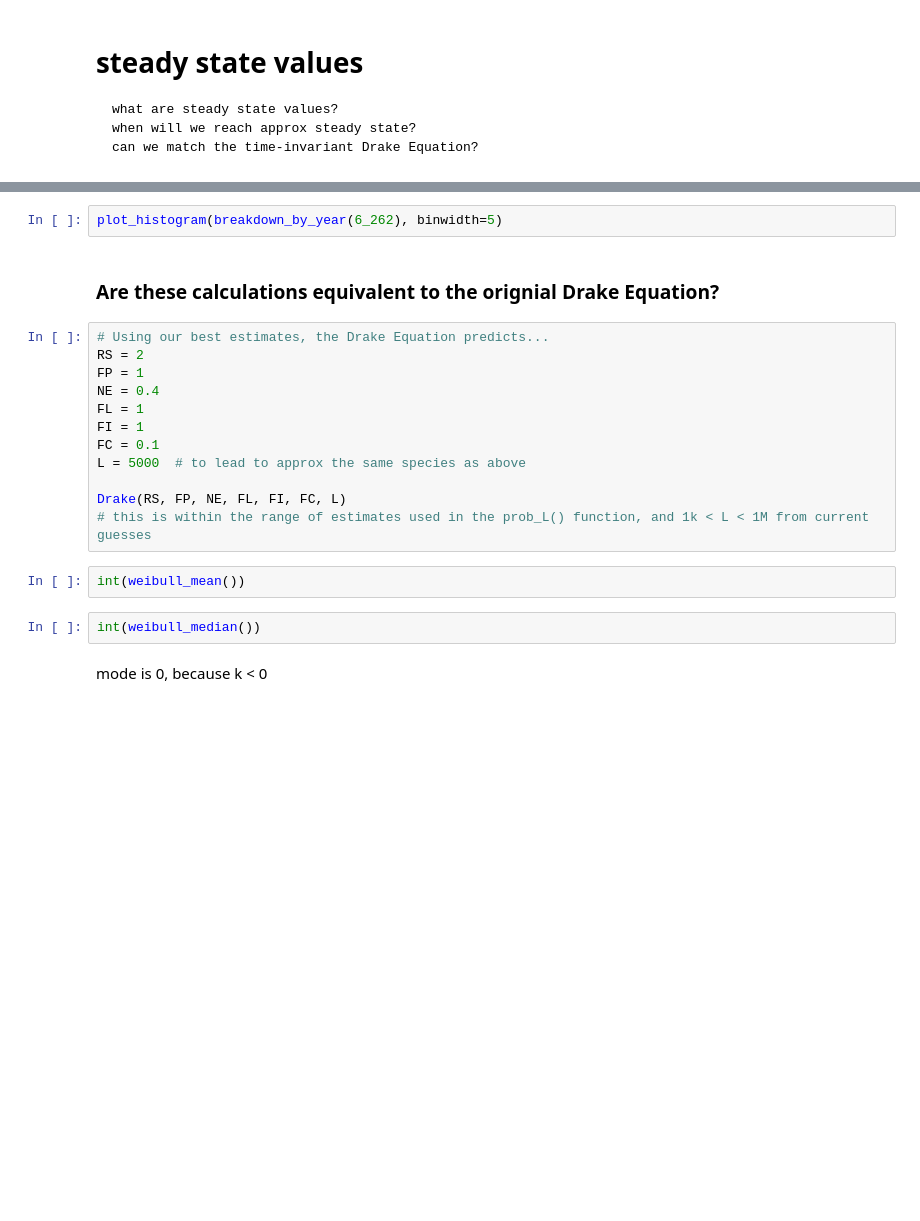
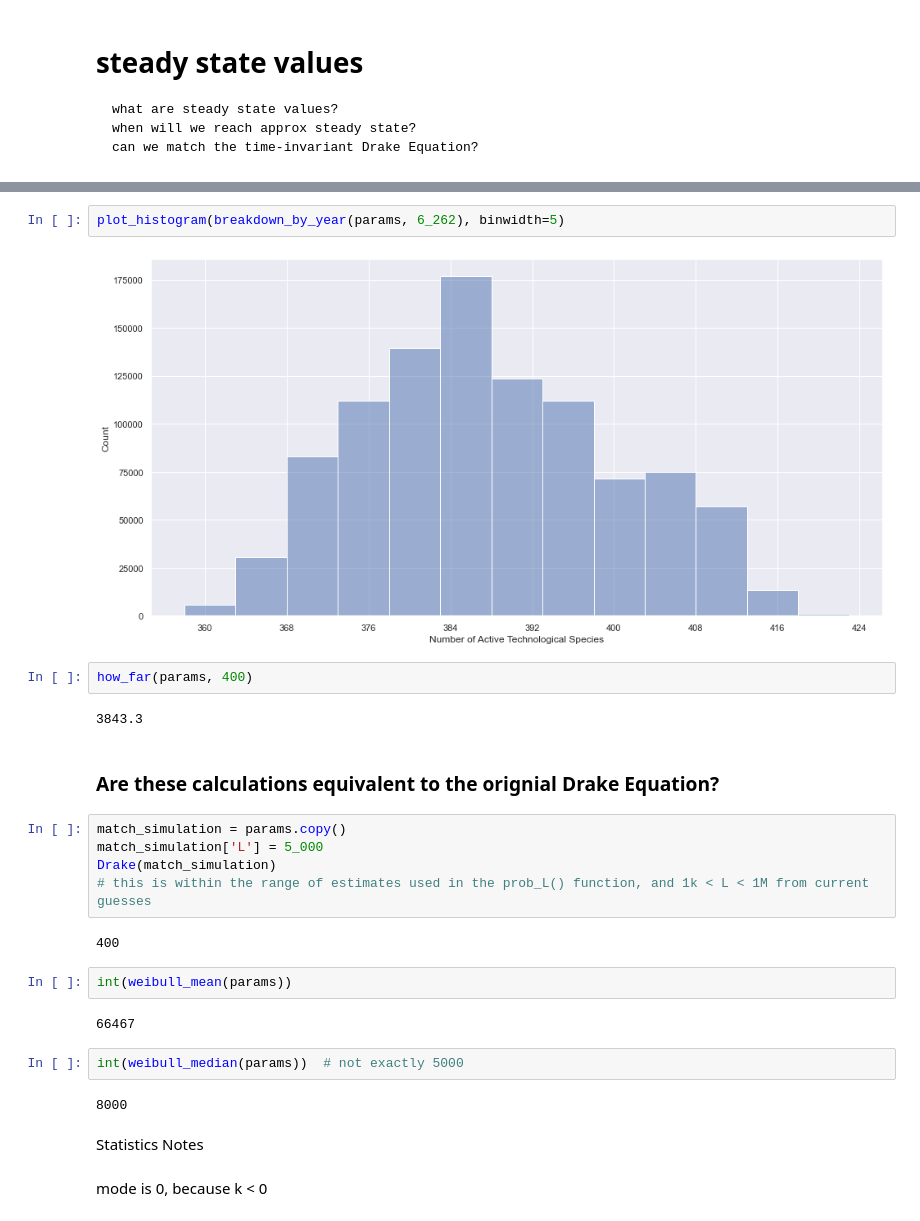
Before and after one commit to KevinCarr42/Time-Dependent-Drake-Equation, a Jupyter notebook: Time_Dependent_Drake.ipynb, the cells around one changed output, grey strips where cells are left out. Saved outputs shown, nothing was run; the diff lists cells and outputs as text; blank space fills up the shorter version.

```diff
--- a/Time_Dependent_Drake.ipynb
+++ b/Time_Dependent_Drake.ipynb
@@ -243,23 +306,30 @@ steady_state.tail()
 # %%
-plot_histogram(breakdown_by_year(6_262), binwidth=5)
+plot_histogram(breakdown_by_year(params, 6_262), binwidth=5)
+# %% [output]
+[figure, added]
+# %%
+how_far(params, 400)
+# %% [output]
+3843.3
 # %% [markdown]
 ### Are these calculations equivalent to the orignial Drake Equation?
 # %%
-# Using our best estimates, the Drake Equation predicts...
-RS = 2
-FP = 1
-NE = 0.4
-FL = 1
-FI = 1
-FC = 0.1
-L = 5000  # to lead to approx the same species as above
-
-Drake(RS, FP, NE, FL, FI, FC, L)
+match_simulation = params.copy()
+match_simulation['L'] = 5_000
+Drake(match_simulation)
 # this is within the range of estimates used in the prob_L() function, and 1k < L < 1M from current guesses
+# %% [output]
+400
 # %%
-int(weibull_mean())
+int(weibull_mean(params))
+# %% [output]
+66467
 # %%
-int(weibull_median())
+int(weibull_median(params))  # not exactly 5000
+# %% [output]
+8000
+# %% [markdown]
+Statistics Notes
 # %% [markdown]
 mode is 0, because k < 0
 # %% [markdown]
```
Also changed, not shown: parts of 45 cells of this notebook, 1 other file.
